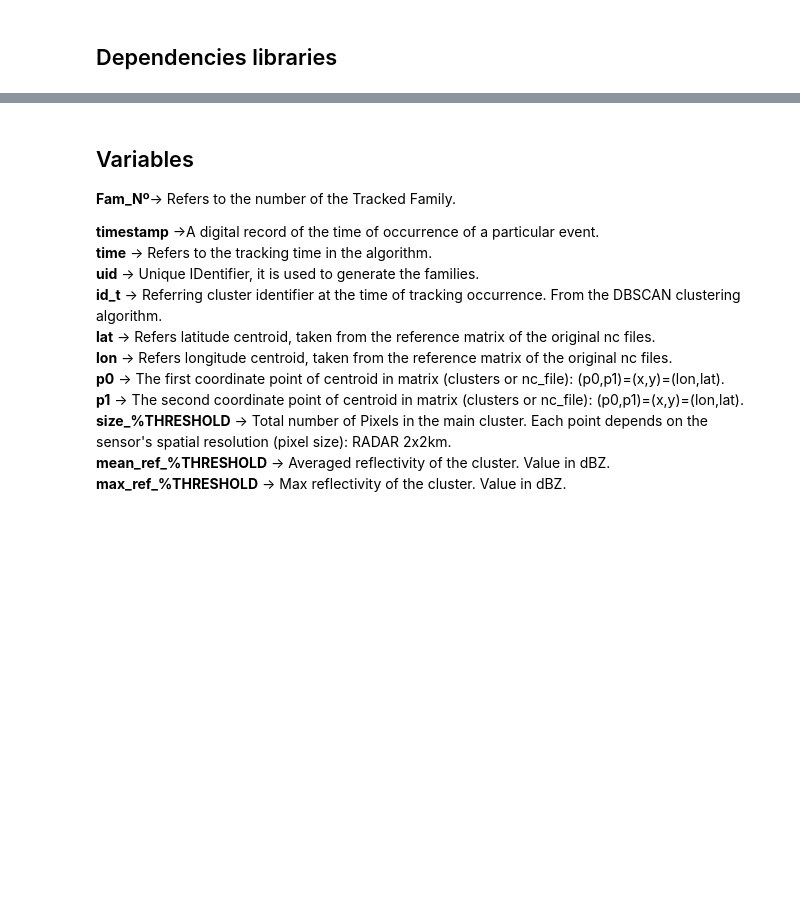
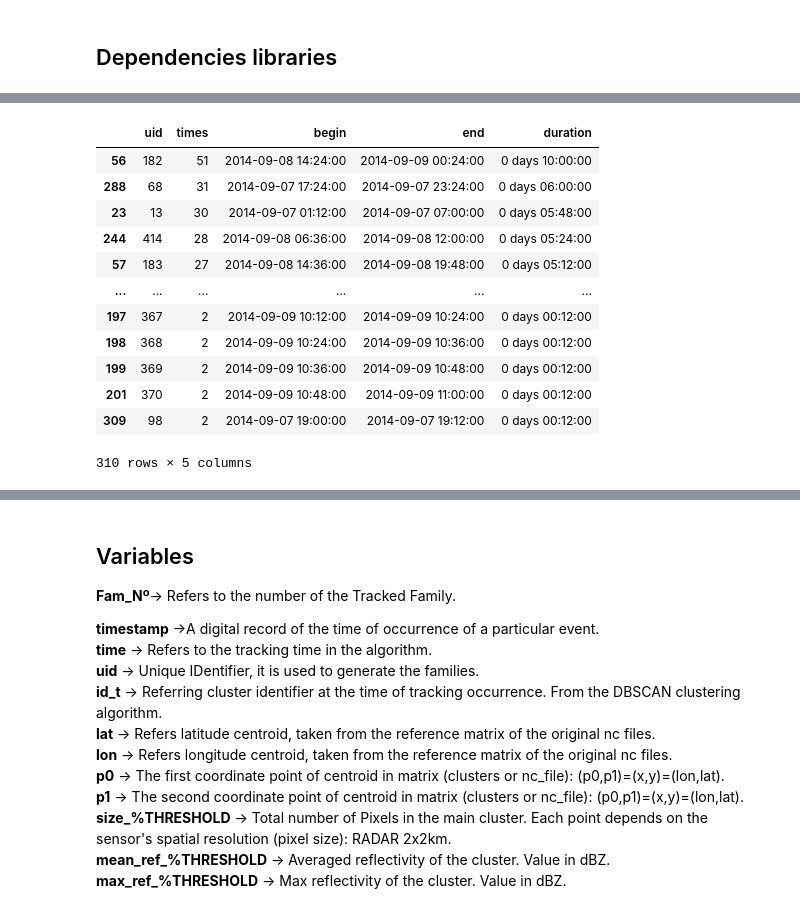
Before and after one commit to helvecioneto/stanalyzer, a Jupyter notebook: docs/READ_FAM.ipynb, the cells around one changed output, grey strips where cells are left out. Cells and saved outputs as stored; diff of their text form; code cells hidden in the pictures; blank space fills up the shorter version.

```diff
--- a/docs/READ_FAM.ipynb
+++ b/docs/READ_FAM.ipynb
@@ -43,0 +54,18 @@ help(sta.read_file)
+# %%
+## This function returns the duration of events
+lifes = sta.life_cicle(track_frame,sort=True)
+lifes
+# %% [output]
+|  | uid | times | begin | end | duration |
+| 56 | 182 | 51 | 2014-09-08 14:24:00 | 2014-09-09 00:24:00 | 0 days 10:00:00 |
+| 288 | 68 | 31 | 2014-09-07 17:24:00 | 2014-09-07 23:24:00 | 0 days 06:00:00 |
+| 23 | 13 | 30 | 2014-09-07 01:12:00 | 2014-09-07 07:00:00 | 0 days 05:48:00 |
+| 244 | 414 | 28 | 2014-09-08 06:36:00 | 2014-09-08 12:00:00 | 0 days 05:24:00 |
+| 57 | 183 | 27 | 2014-09-08 14:36:00 | 2014-09-08 19:48:00 | 0 days 05:12:00 |
+| ... | ... | ... | ... | ... | ... |
+| 197 | 367 | 2 | 2014-09-09 10:12:00 | 2014-09-09 10:24:00 | 0 days 00:12:00 |
+| 198 | 368 | 2 | 2014-09-09 10:24:00 | 2014-09-09 10:36:00 | 0 days 00:12:00 |
+| 199 | 369 | 2 | 2014-09-09 10:36:00 | 2014-09-09 10:48:00 | 0 days 00:12:00 |
+| 201 | 370 | 2 | 2014-09-09 10:48:00 | 2014-09-09 11:00:00 | 0 days 00:12:00 |
+| 309 | 98 | 2 | 2014-09-07 19:00:00 | 2014-09-07 19:12:00 | 0 days 00:12:00 |
+310 rows × 5 columns
```
Also changed, not shown: parts of 7 cells of this notebook, 4 other files.
